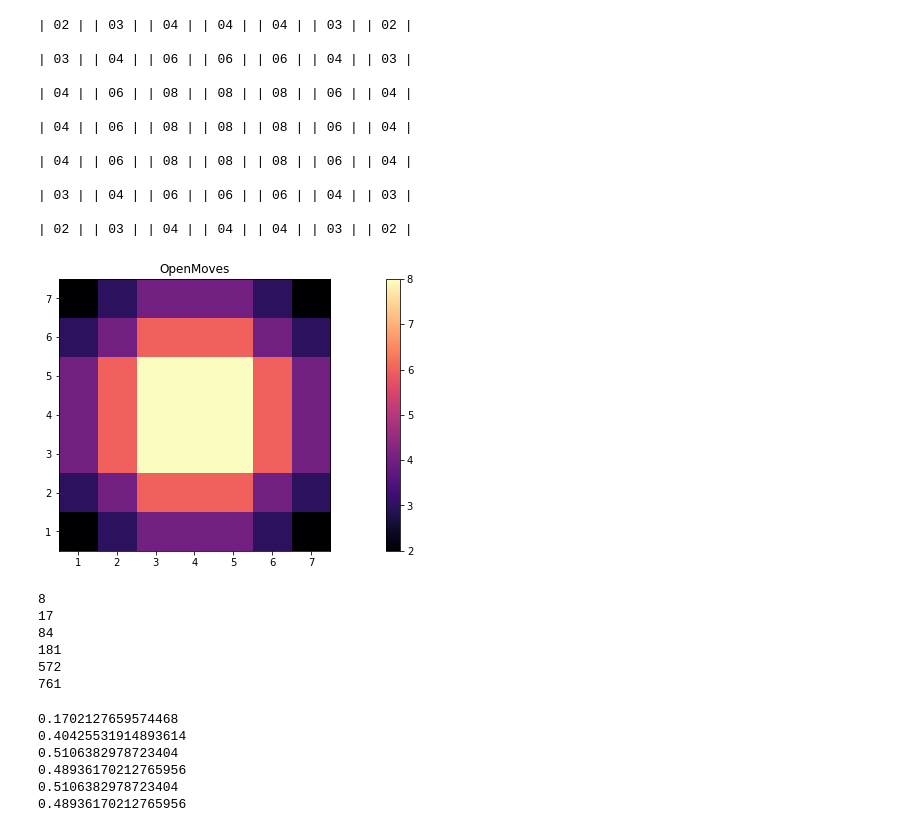
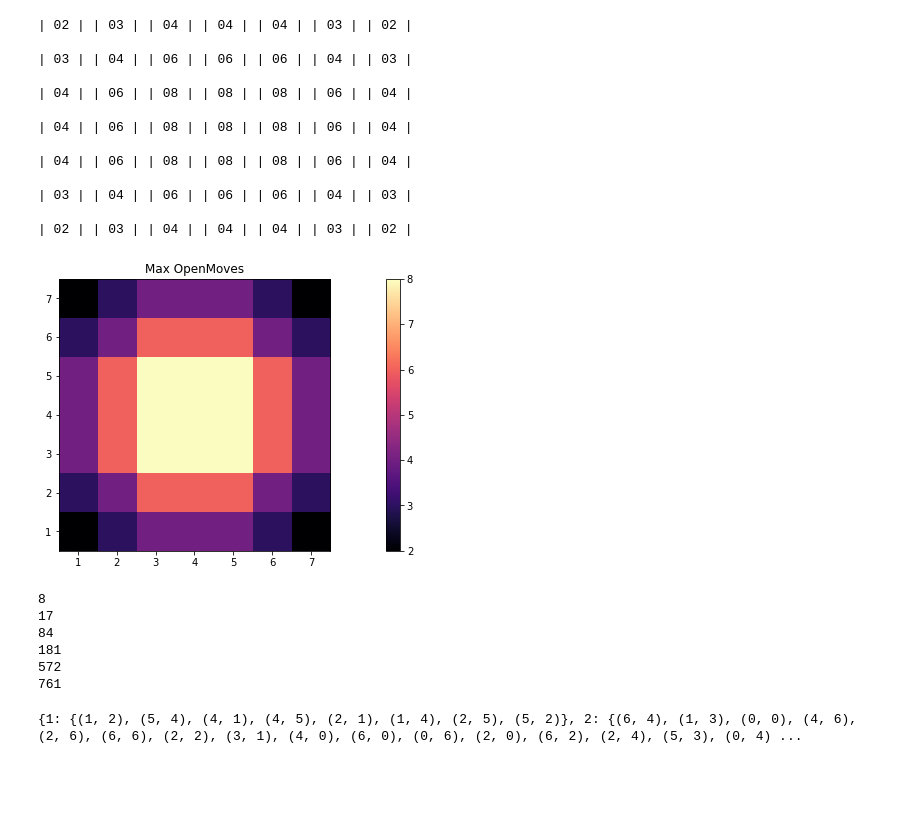
Before and after one commit to learningwithmachines/knights-isolation-tree-search, a Jupyter notebook: heuristic analysis.ipynb, the cells around one changed output. Saved outputs shown, nothing was run; the diff lists cells and outputs as text; code cells hidden in the pictures; blank space fills up the shorter version.

```diff
--- a/heuristic analysis.ipynb
+++ b/heuristic analysis.ipynb
@@ -215,27 +215,27 @@ oppmovescore = float(sum([movesdict[move] for move in oppmoves]) / (len(oppmoves
 # %%
 import math
 import matplotlib.pylab as plt
 import numpy as np
 
 def makematrix(movesdict):
     maxr = maxc = int(math.sqrt(len(movesdict.keys())))
     made = [[movesdict[(x,y)] for y in range(maxc)] for x in range(maxr)]
     return made
 
 matrix = np.matrix(makematrix(movesdict))
 
 fig = plt.figure()
 fig.patch.set_facecolor('white')
 ax = fig.add_subplot(1,1,1)
 label = [x for x in range(8)]
 ax.set_aspect('equal')
 ax.set_xticklabels(label)
 ax.set_facecolor('green')
-plot.title('OpenMoves')
+plot.title('Max OpenMoves')
 plt.imshow(matrix, interpolation='nearest', cmap=plt.cm.magma,
            extent=(0.5,numpy.shape(matrix)[0]+0.5,0.5,numpy.shape(matrix)[1]+0.5))
 plt.colorbar()
 plt.show()
 # %% [output]
-[figure, old version]
+[figure, new version]
 # %%
@@ -310,7 +311,7 @@ for keys in movesmask.keys():
 #wrapping into a class.
 
 from isolation import Board
-class movestore():
+class movestore:
     '''
     Reverse Moves :
     '''
@@ -382,24 +383,26 @@ class movestore():
                 #print(openset)
 
 
-        return len(openset) / len(checklist)
+        return openset
 
 
 vector00 = [(0,0)]
 MOVX = movestore(vector00)
 
 gametry = Board('0','1')
+#fulls
+locinit = gametry.get_blank_spaces()
 gametry.apply_move((3,3))
 gametry.apply_move((4,4))
+#playerloc
 playerloc = gametry.get_player_location('0')
+#blanks
 legals = gametry.get_blank_spaces()
 
+optdict = {}
 for x in range(1,7):
-    print(MOVX.eval(playerloc, legals, x))
+    optdict[x] = MOVX.eval(playerloc, legals, x)
+
+print(optdict)
 # %% [output]
-0.1702127659574468
-0.40425531914893614
-0.5106382978723404
-0.48936170212765956
-0.5106382978723404
-0.48936170212765956
+{1: {(1, 2), (5, 4), (4, 1), (4, 5), (2, 1), (1, 4), (2, 5), (5, 2)}, 2: {(6, 4), (1, 3), (0, 0), (4, 6), (2, 6), (6, 6), (2, 2), (3, 1), (4, 0), (6, 0), (0, 6), (2, 0), (6, 2), (2, 4), (5, 3), (0, 4) ...
```
Also changed, not shown: parts of 3 cells of this notebook, 2 other files.
